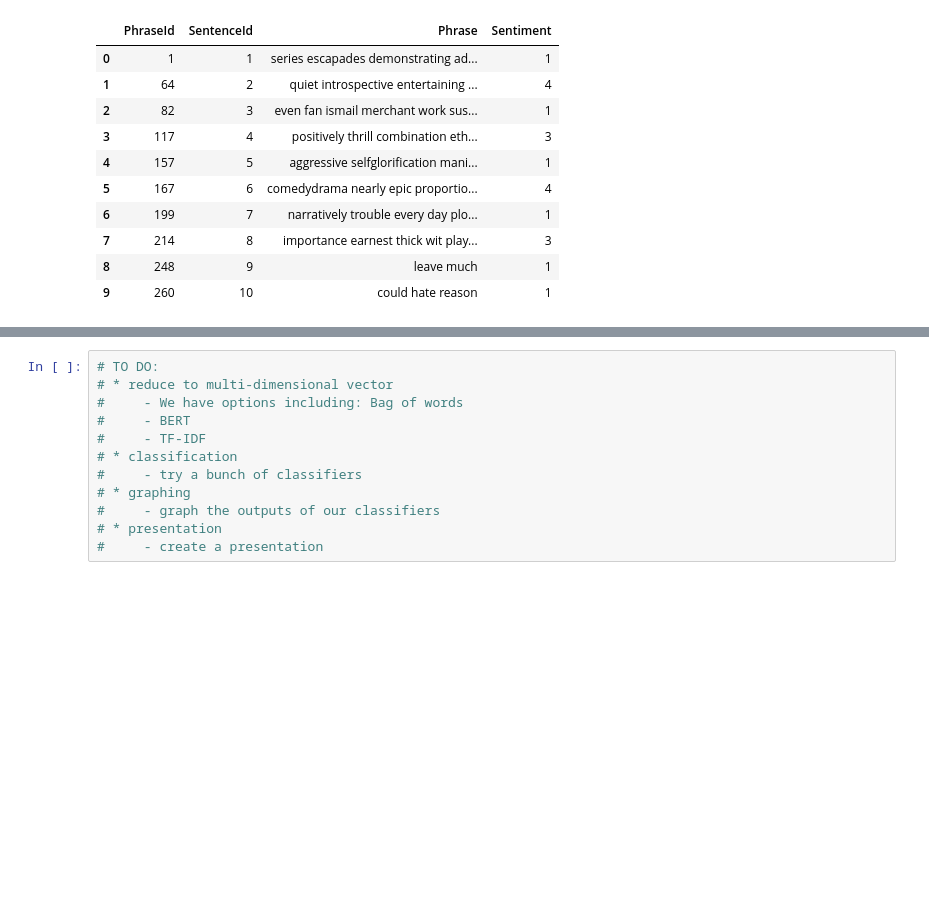
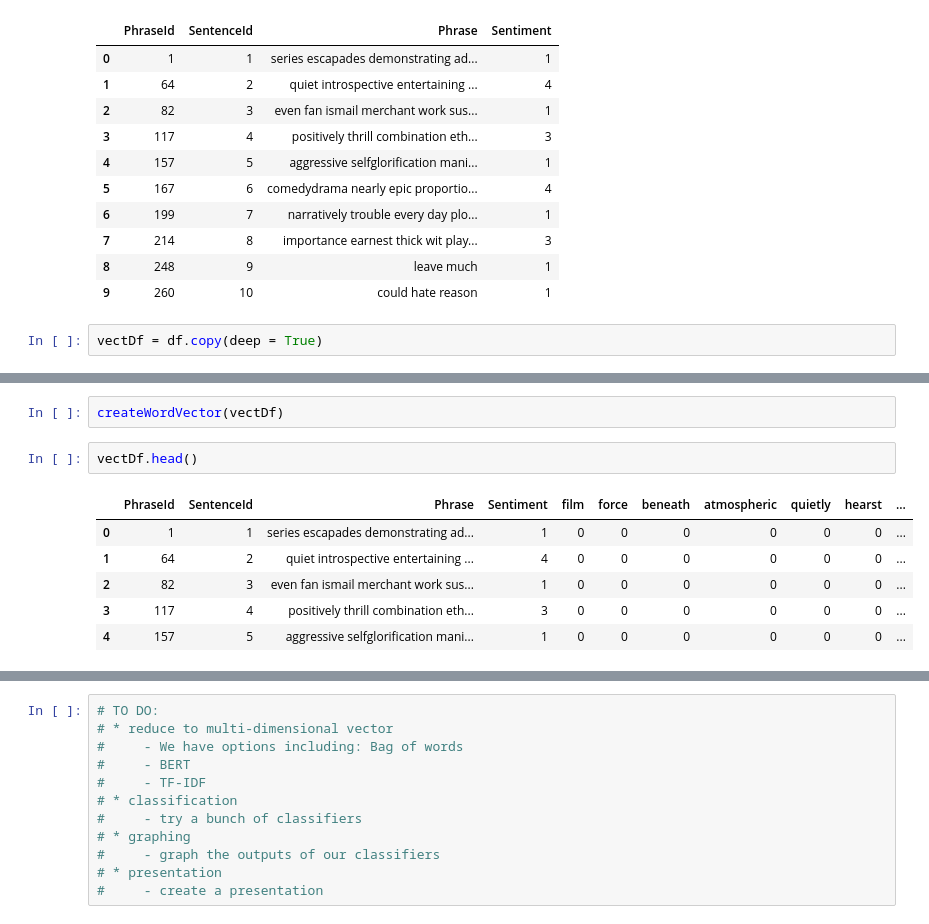
Before and after one commit to jfranc33/movieSentiment, a Jupyter notebook: vectorizer.ipynb, the cells around one changed output, grey strips where cells are left out. Saved outputs shown, nothing was run; the diff lists cells and outputs as text; blank space fills up the shorter version.

Commit message:
Worked on vectorizer

```diff
--- a/vectorizer.ipynb
+++ b/vectorizer.ipynb
@@ -371,3 +371,5 @@ df.head(10)
 | 7 | 214 | 8 | importance earnest thick wit play... | 3 |
 | 8 | 248 | 9 | leave much | 1 |
 | 9 | 260 | 10 | could hate reason | 1 |
+# %%
+vectDf = df.copy(deep = True)
@@ -384,0 +421,11 @@ def createWordVector(df):
+# %%
+createWordVector(vectDf)
+# %%
+vectDf.head()
+# %% [output]
+|  | PhraseId | SentenceId | Phrase | Sentiment | film | force | beneath | atmospheric | quietly | hearst | ... |
+| 0 | 1 | 1 | series escapades demonstrating ad... | 1 | 0 | 0 | 0 | 0 | 0 | 0 | ... |
+| 1 | 64 | 2 | quiet introspective entertaining ... | 4 | 0 | 0 | 0 | 0 | 0 | 0 | ... |
+| 2 | 82 | 3 | even fan ismail merchant work sus... | 1 | 0 | 0 | 0 | 0 | 0 | 0 | ... |
+| 3 | 117 | 4 | positively thrill combination eth... | 3 | 0 | 0 | 0 | 0 | 0 | 0 | ... |
+| 4 | 157 | 5 | aggressive selfglorification mani... | 1 | 0 | 0 | 0 | 0 | 0 | 0 | ... |
```
Also changed, not shown: parts of 3 cells of this notebook.
